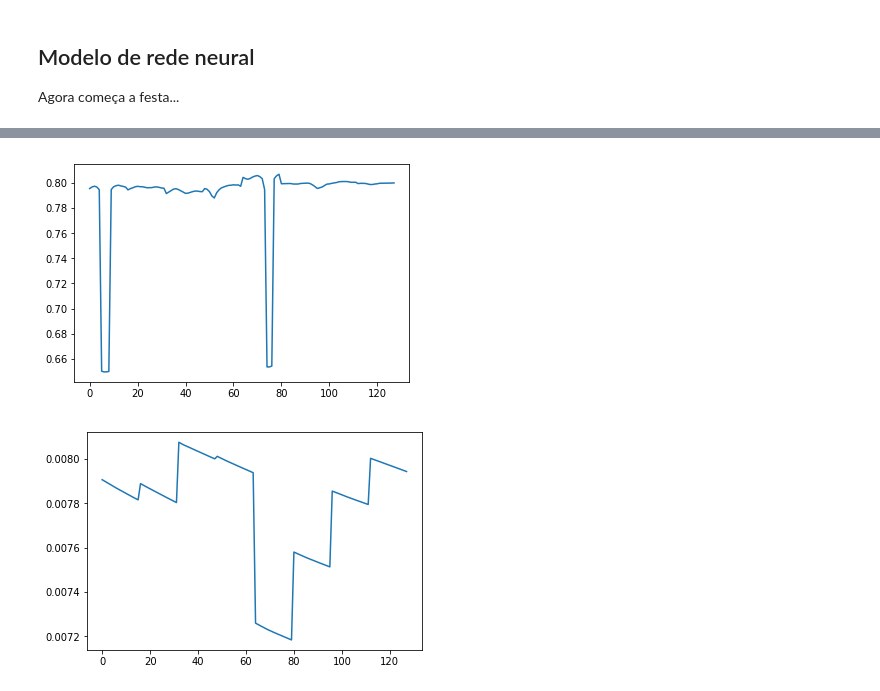
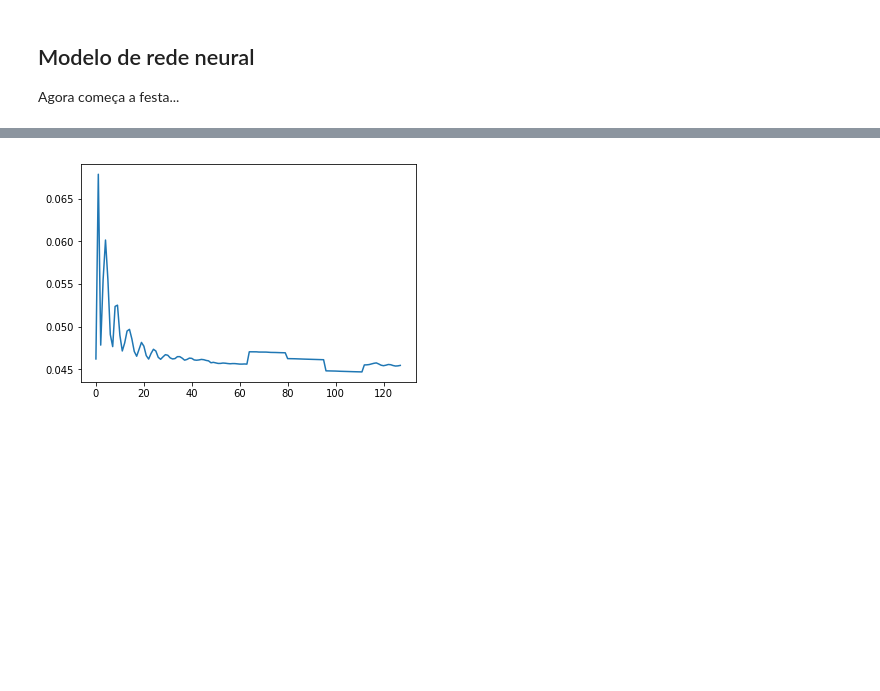
Before and after one commit to GuiBrandt/OsuLearn, a Jupyter notebook: OsuLearn.ipynb, the cells around one changed output, grey strips where cells are left out. Saved outputs shown, nothing was run; the diff lists cells and outputs as text; code cells hidden in the pictures; blank space fills up the shorter version.

Commit message:
Refatoração e modelo melhorado

```diff
--- a/OsuLearn.ipynb
+++ b/OsuLearn.ipynb
@@ -140,10 +137,8 @@ Calling
 
 Agora começa a festa...
 # %%
-import importlib
-
-importlib.reload(keras)
-importlib.reload(tf)
+reload(keras)
+reload(tf)
 
 from keras.models import Model, Sequential
 from keras.layers import    Dense, Dropout, Activation,\
@@ -156,16 +151,23 @@ MAP_FEATURES = ['x', 'y', 'time_left', 'is_slider', 'is_spinner']
 
 map_input = Input(shape=(X.shape[1], X.shape[2]), name='map_info')
 
-out = CuDNNLSTM(16, return_sequences=True)(map_input)
-out = Dense(64, activation='linear')(out)
-out = Dense(64, activation='linear')(out)
-out = Dense(len(REPLAY_FEATURES), activation='linear')(out)
-#out = GaussianNoise(0.1)(out)
+out = CuDNNLSTM(16, kernel_initializer='normal', return_sequences=True)(map_input)
+out = Dense(64, kernel_initializer='normal', activation='linear')(out)
+out = Dense(128, kernel_initializer='normal', activation='linear')(out)
+out = GaussianNoise(0.1)(out)
+out = Dense(64, kernel_initializer='normal', activation='linear')(out)
+out = Dense(len(REPLAY_FEATURES), kernel_initializer='normal', activation='linear')(out)
 
 model = Model(inputs=map_input, outputs=out)
 
-model.compile(optimizer='adam', loss='mse', metrics=['accuracy'])
+model.compile(optimizer='adam', loss='mae')
 model.summary()
+
+try:
+    model.load_weights(".data/model.hdf5")
+except Exception as e:
+    print()
+    print("Failed to load weights: ", e)
 # %% [output]
 _________________________________________________________________
 Layer (type)                 Output Shape              Param #
@@ -208,17 +203,11 @@ from sklearn.model_selection import train_test_split
 ITERATIONS = 8
 EPOCHS = 16
 
-acc = []
-loss = []
-
 try:
-    acc
     loss
 except NameError:
-    acc = []
     loss = []
 
-#model.load_weights("model.hdf5")
 for i in range(ITERATIONS):
     print("-" * 80)
     print("Iteration #%d" % (i + 1))
@@ -226,11 +215,10 @@ for i in range(ITERATIONS):
     print()
     X_train, X_test, y_train, y_test = train_test_split(X, y, test_size=0.3, random_state=randint(0, 100))
     h = model.fit(X_train, y_train, batch_size=len(X_train), epochs=EPOCHS, verbose=1)
-    acc += h.history['acc']
     loss += h.history['loss']
     print()
 
-model.save_weights("model.hdf5")
+model.save_weights(".data/model.hdf5")
 # %% [output]
 --------------------------------------------------------------------------------
 Iteration #1
@@ -252,14 +240,10 @@ Epoch 16/16
 # %%
 %matplotlib inline
 
-plt.plot(acc)
-plt.show()
-
 plt.plot(loss)
 plt.show()
 # %% [output]
-[figure, old version]
+[figure, new version]
-[figure, removed]
 # %%
 predicted = model.predict(X)
 
```
Also changed, not shown: parts of 8 cells of this notebook, 19 other files.
